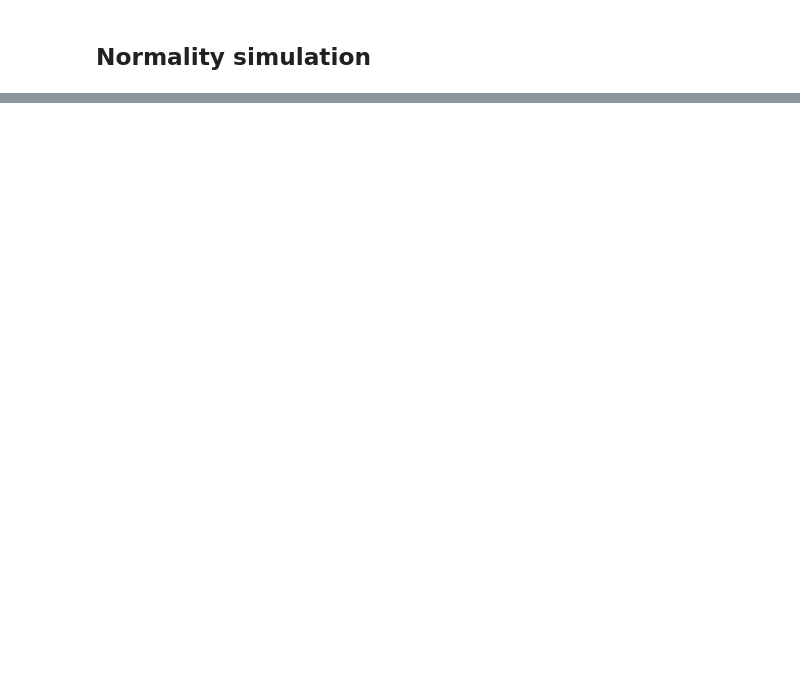
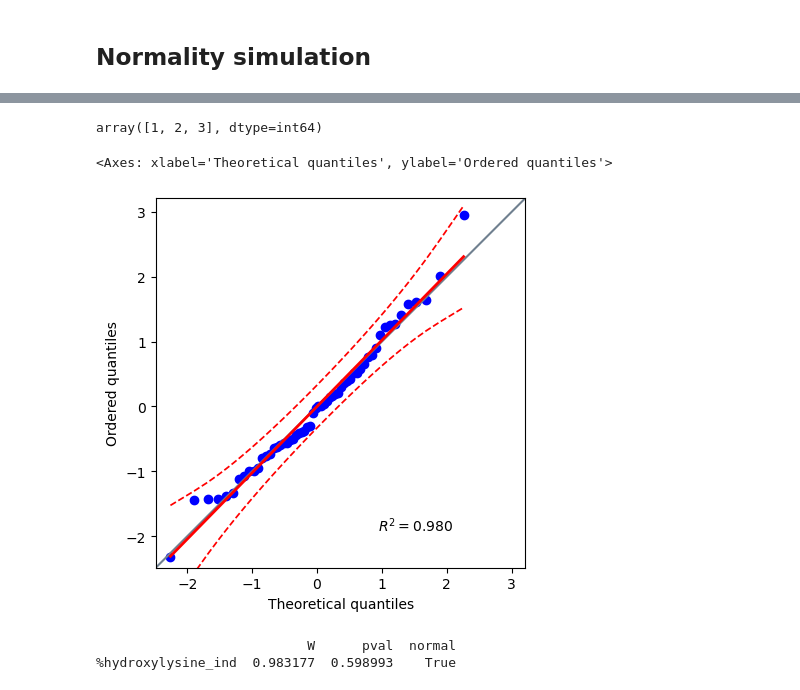
Before and after one commit to RareDiseaseData/Meta-analysis-data, a Jupyter notebook: simulation.ipynb, the cells around one changed output, grey strips where cells are left out. Saved outputs shown, nothing was run; the diff lists cells and outputs as text; code cells hidden in the pictures; blank space fills up the shorter version.

```diff
--- a/simulation.ipynb
+++ b/simulation.ipynb
@@ -257,0 +279,14 @@ for c in df_final.columns:
+# %%
+df_final.Sex.unique()
+# %% [output]
+array([1, 2, 3], dtype=int64)
+# %%
+pg.qqplot(df_final['%hydroxylysine_ind'], dist='norm')
+# %% [output]
+<Axes: xlabel='Theoretical quantiles', ylabel='Ordered quantiles'>
+[figure, added]
+# %%
+print(pg.normality(df_final['%hydroxylysine_ind']))
+# %% [output]
+                           W      pval  normal
+%hydroxylysine_ind  0.983177  0.598993    True
```
Also changed, not shown: parts of 12 cells of this notebook, 2 other files.
